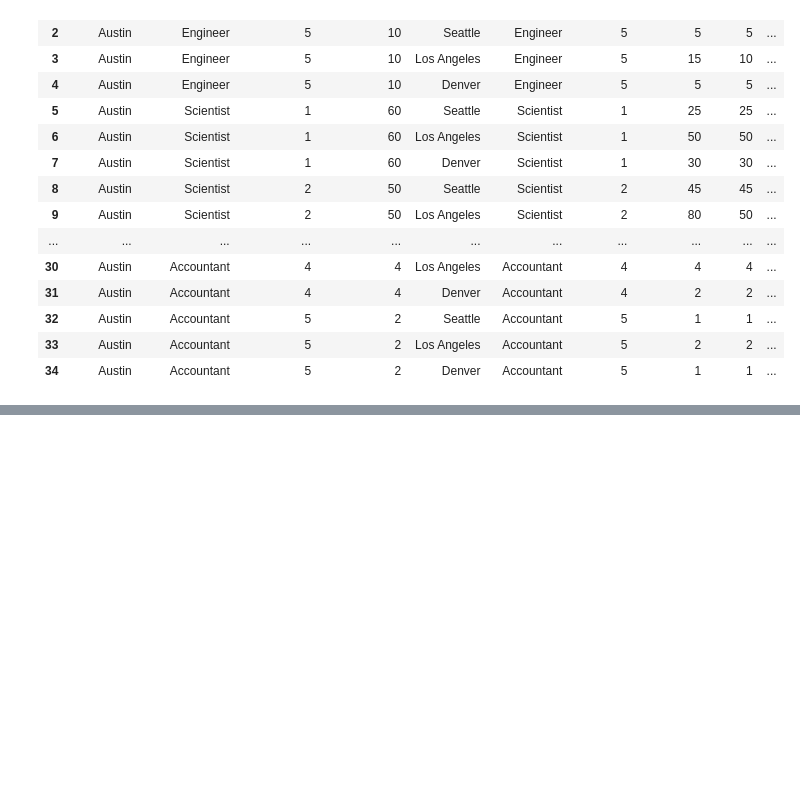
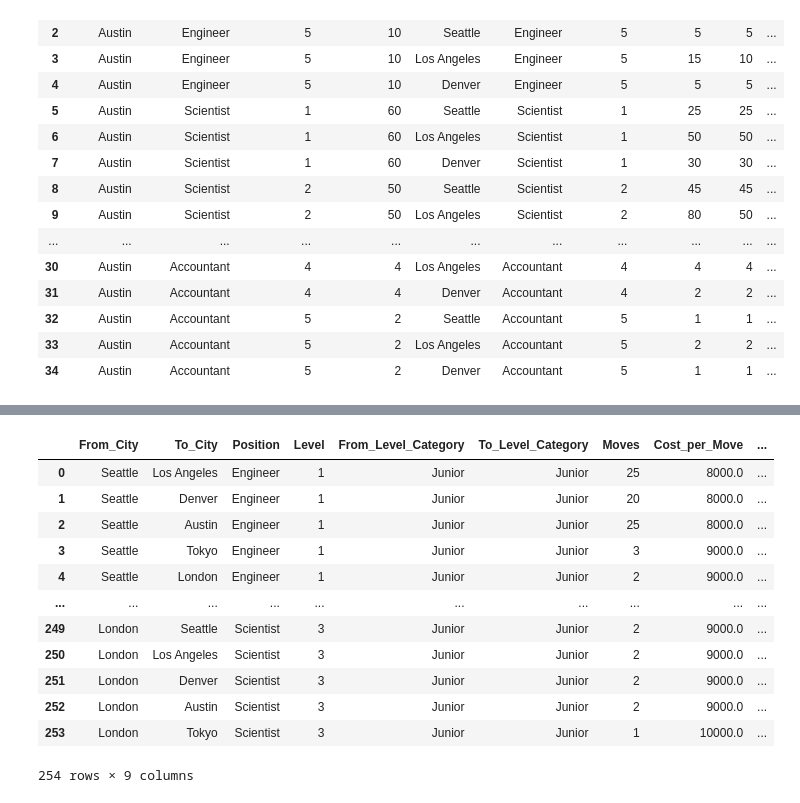
Before and after one commit to jeffakins/Optimization, a Jupyter notebook: Move_Cost_Opt.ipynb, the cells around one changed output, grey strips where cells are left out. Cells and saved outputs as stored; diff of their text form; code cells hidden in the pictures; blank space fills up the shorter version.

```diff
--- a/Move_Cost_Opt.ipynb
+++ b/Move_Cost_Opt.ipynb
@@ -717,0 +911,16 @@ moves_df
+# %%
+moves_df
+# %% [output]
+|  | From_City | To_City | Position | Level | From_Level_Category | To_Level_Category | Moves | Cost_per_Move | ... |
+| 0 | Seattle | Los Angeles | Engineer | 1 | Junior | Junior | 25 | 8000.0 | ... |
+| 1 | Seattle | Denver | Engineer | 1 | Junior | Junior | 20 | 8000.0 | ... |
+| 2 | Seattle | Austin | Engineer | 1 | Junior | Junior | 25 | 8000.0 | ... |
+| 3 | Seattle | Tokyo | Engineer | 1 | Junior | Junior | 3 | 9000.0 | ... |
+| 4 | Seattle | London | Engineer | 1 | Junior | Junior | 2 | 9000.0 | ... |
+| ... | ... | ... | ... | ... | ... | ... | ... | ... | ... |
+| 249 | London | Seattle | Scientist | 3 | Junior | Junior | 2 | 9000.0 | ... |
+| 250 | London | Los Angeles | Scientist | 3 | Junior | Junior | 2 | 9000.0 | ... |
+| 251 | London | Denver | Scientist | 3 | Junior | Junior | 2 | 9000.0 | ... |
+| 252 | London | Austin | Scientist | 3 | Junior | Junior | 2 | 9000.0 | ... |
+| 253 | London | Tokyo | Scientist | 3 | Junior | Junior | 1 | 10000.0 | ... |
+254 rows × 9 columns
```
Also changed, not shown: parts of 5 cells of this notebook.
